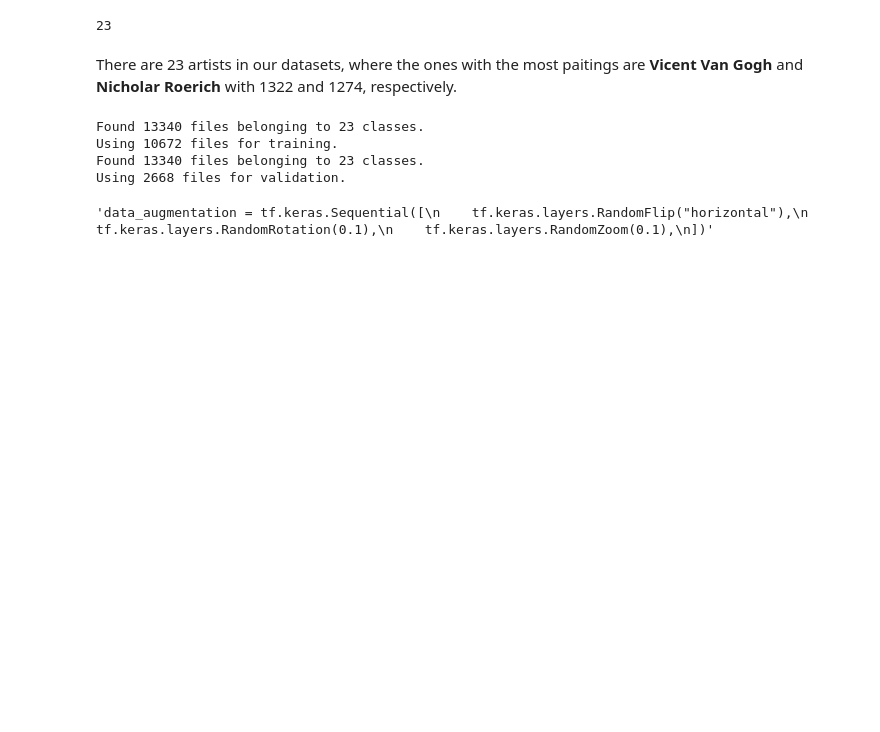
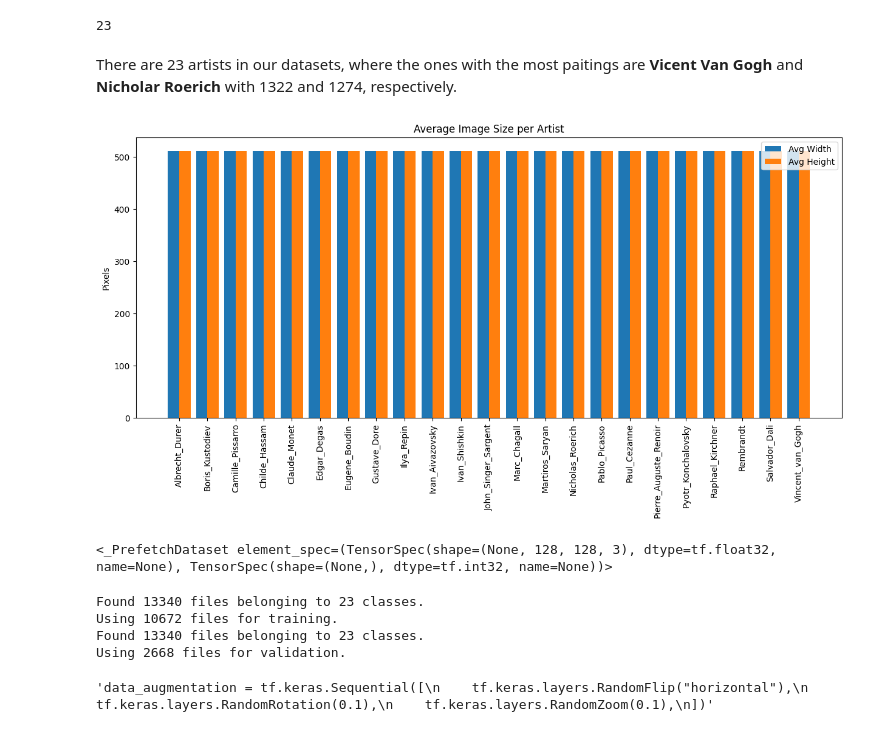
Before and after one commit to martapfeital/deep_learning_project, a Jupyter notebook: notebooks/shananigans.ipynb, the cells around one changed output. Cells and saved outputs as stored; diff of their text form; code cells hidden in the pictures; blank space fills up the shorter version.

```diff
--- a/notebooks/shananigans.ipynb
+++ b/notebooks/shananigans.ipynb
@@ -143,6 +142,59 @@ len(artist_dic)
 23
 # %% [markdown]
 There are 23 artists in our datasets, where the ones with the most paitings are **Vicent Van Gogh** and **Nicholar Roerich** with 1322 and 1274, respectively.
+# %%
+
+
+# collect sizes per artist
+artist_sizes = {}
+
+for artist in os.listdir(dataset_path):
+    artist_path = os.path.join(dataset_path, artist)
+
+    if os.path.isdir(artist_path):
+        widths = []
+        heights = []
+        for img_file in os.listdir(artist_path):
+            img_path = os.path.join(artist_path, img_file)
+            try:
+                with Image.open(img_path) as img:
+                    w, h = img.size
+                    widths.append(w)
+                    heights.append(h)
+            except:
+                pass  # skip corrupted images
+
+        if widths:
+            artist_sizes[artist] = {
+                "avg_width": np.mean(widths),
+                "avg_height": np.mean(heights)
+            }
+
+# plot
+artists = list(artist_sizes.keys())
+avg_widths = [artist_sizes[a]["avg_width"] for a in artists]
+avg_heights = [artist_sizes[a]["avg_height"] for a in artists]
+
+x = np.arange(len(artists))
+fig, ax = subplots(figsize=(15, 6))
+
+ax.bar(x - 0.2, avg_widths, 0.4, label='Avg Width')
+ax.bar(x + 0.2, avg_heights, 0.4, label='Avg Height')
+
+ax.set_xticks(x)
+ax.set_xticklabels(artists, rotation=90)
+ax.set_ylabel('Pixels')
+ax.set_title('Average Image Size per Artist')
+ax.legend()
+
+#tight_layout()
+show()
+# %% [output]
+[figure, added]
+# %%
+val_ds
+# %% [output]
+<_PrefetchDataset element_spec=(TensorSpec(shape=(None, 128, 128, 3), dtype=tf.float32, name=None), TensorSpec(shape=(None,), dtype=tf.int32, name=None))>
 # %%
 # ── 1. Load ──────────────────────────────────────────────────────────────────
 dataset_path = "data/wikiart"
```
Also changed, not shown: parts of 6 cells of this notebook, 1 other file.
